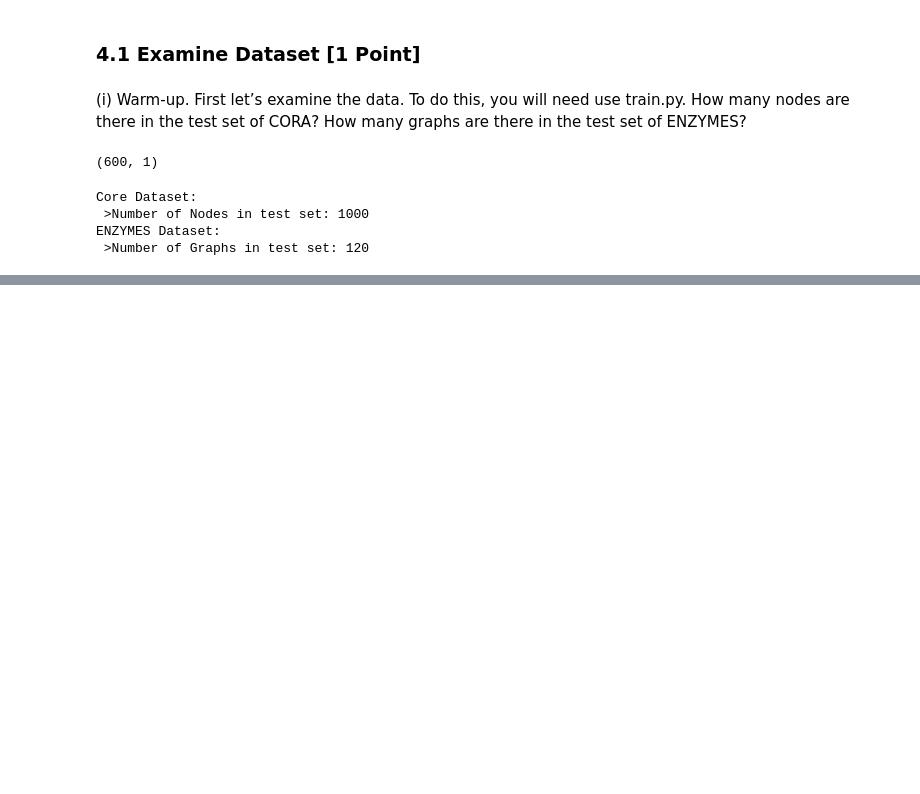
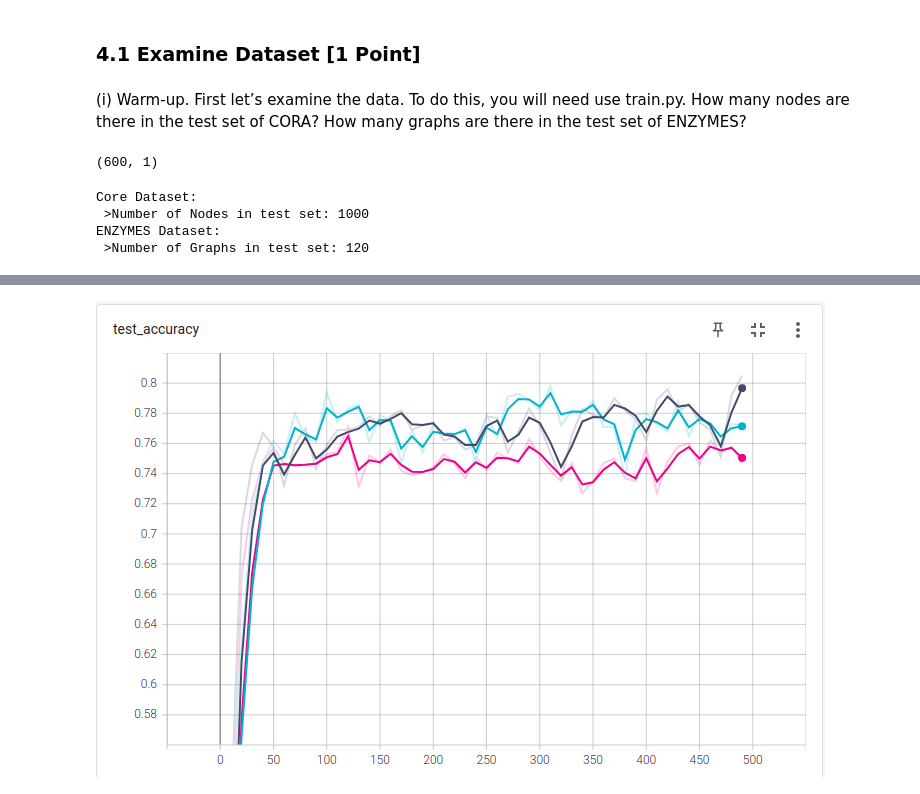
Before and after one commit to nicoperetti/cs224w, a Jupyter notebook: hw2/hw2.ipynb, the cells around one changed output, grey strips where cells are left out. Saved outputs shown, nothing was run; the diff lists cells and outputs as text; code cells hidden in the pictures; blank space fills up the shorter version.

```diff
--- a/hw2/hw2.ipynb
+++ b/hw2/hw2.ipynb
@@ -386,0 +398,4 @@ ENZYMES Dataset:
+# %%
+Image(filename='q4_starter_code/img/acc_cora.png')
+# %% [output]
+[figure, added]
```
Also changed, not shown: parts of 8 cells of this notebook, 2 other files.
